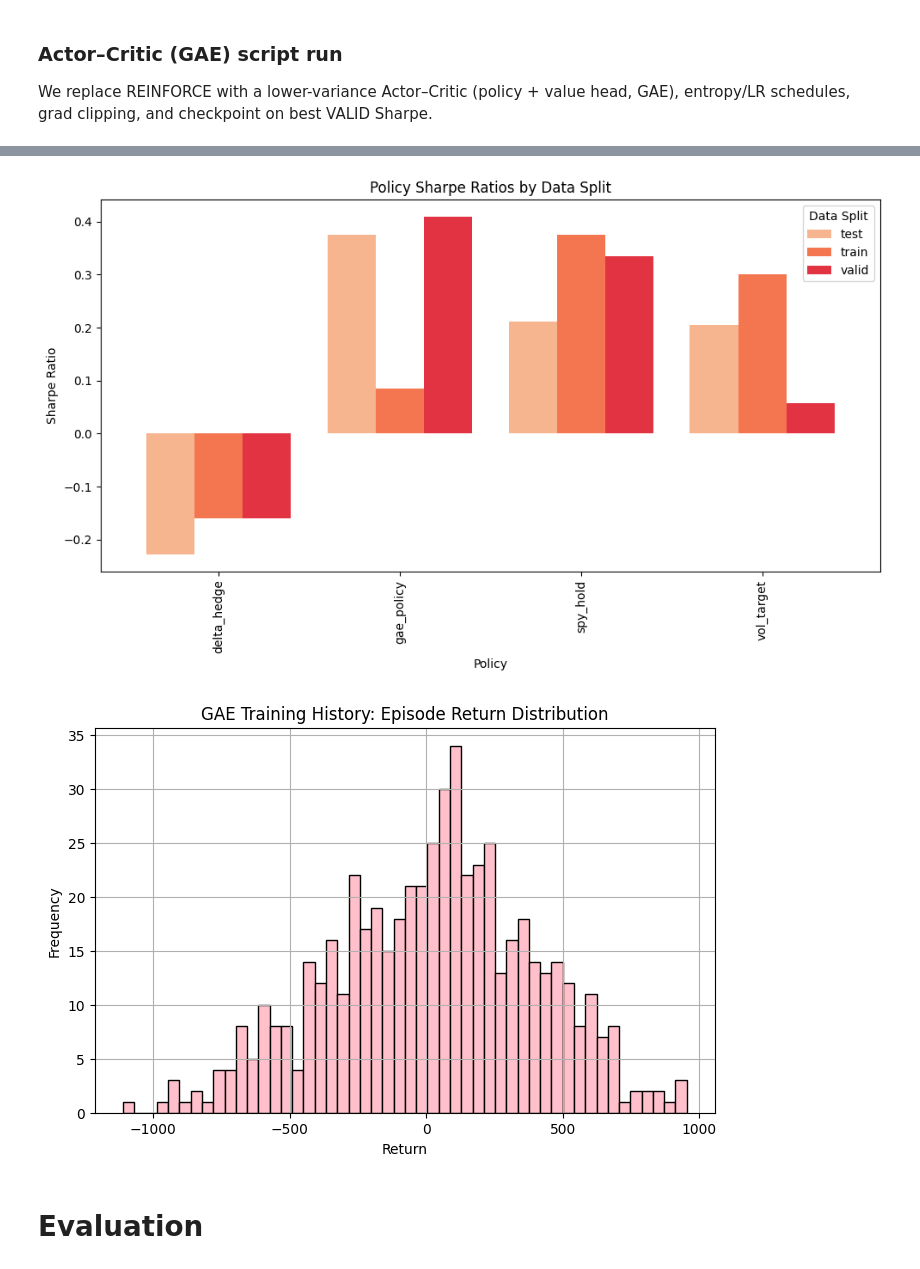
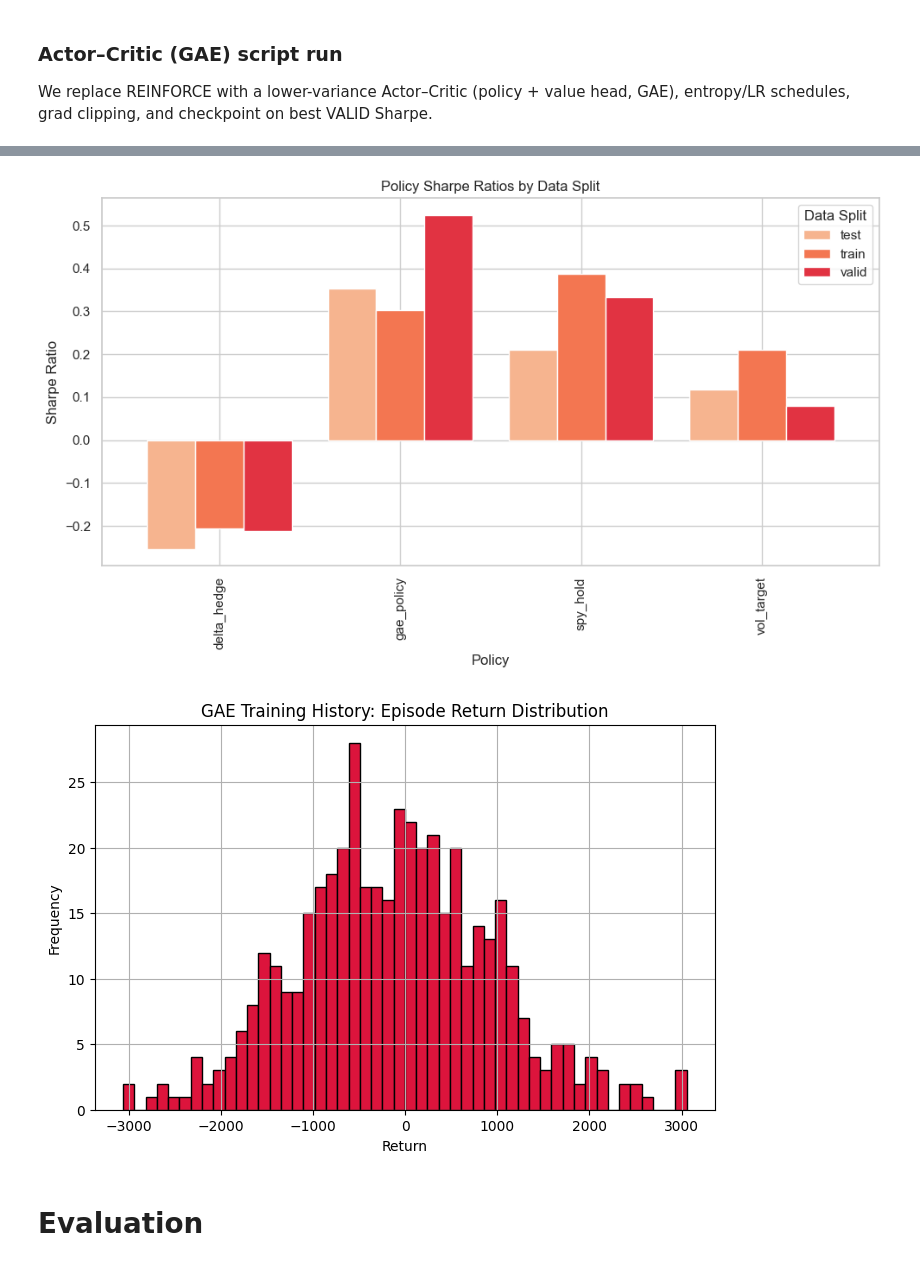
Before and after one commit to li-ruoxi/deep-hedging-rl-forked, a Jupyter notebook: notebooks/03_rl_training.ipynb, the cells around one changed output, grey strips where cells are left out. Saved outputs shown, nothing was run; the diff lists cells and outputs as text; code cells hidden in the pictures.

```diff
--- a/notebooks/03_rl_training.ipynb
+++ b/notebooks/03_rl_training.ipynb
@@ -119,9 +119,11 @@ SEED = 12345
 ENV_KW = dict(
     features=state_cols,        # <- name must be 'features'
     reward_fn=reward_bps,       # <- pass your reward function here
-    window=45,
-    txn_cost_bps=1.0,
+    window=30,
+    txn_cost_bps=10.0,
     pos_limit=2.0,
+    rebalance_every=5,          # trade once every 5 timesteps
+    slippage_bps=5.0,           # 5 bps slippage per unit |Δposition|
     scaler=None,                # optional: leave None unless you have a callable
     rng_seed=SEED,              # <- name must be 'rng_seed'
     hold_on_nan=True
@@ -153,7 +155,7 @@ train_cfg = TrainConfig(
     entropy_coef=1e-3,   # reduced entropy bonus once exploration starts
     lr=1e-3,
     max_steps=None,      # consume full episodes for better signal
-    max_rollout_steps=250,  # optional cap for quicker experiments
+    max_rollout_steps=500,  # optional cap for quicker experiments
     device="cpu",
     print_every=25,
     normalize_returns=True,
@@ -459,6 +591,7 @@ import seaborn as sns
 pivot = results_df.pivot(index="policy", columns="split", values="sharpe")
 
 #Plotting the pivot table
+sns.set_theme(style="whitegrid")
 sns.set_palette("rocket_r")
 pivot.plot(kind='bar', figsize=(10,6), width=0.8)
 plt.title('Policy Sharpe Ratios by Data Split')
@@ -466,19 +599,21 @@ plt.ylabel('Sharpe Ratio')
 plt.xlabel('Policy')
 plt.legend(title='Data Split')
 plt.tight_layout()
+plt.savefig(ROOT / 'reports' / 'figures' / "policy_sharpe_ratios.png", dpi=150)
 plt.show()
 # %% [output]
-[figure, old version]
+[figure, new version]
 # %%
 returns = pd.Series(history_ac['episode_return'])
 
-returns.hist(bins=50, figsize=(8, 5), color='pink', edgecolor='black')
+returns.hist(bins=50, figsize=(8, 5), color='crimson', edgecolor='black')
 plt.title("GAE Training History: Episode Return Distribution")
 plt.xlabel("Return")
 plt.ylabel("Frequency")
+plt.savefig(ROOT / 'reports' / 'figures' / "gae_episode_return_distribution.png")
 plt.show()
 # %% [output]
-[figure, old version]
+[figure, new version]
 # %% [markdown]
 # Evaluation
 # %%
```
Also changed, not shown: parts of 12 cells of this notebook, 21 other files.
